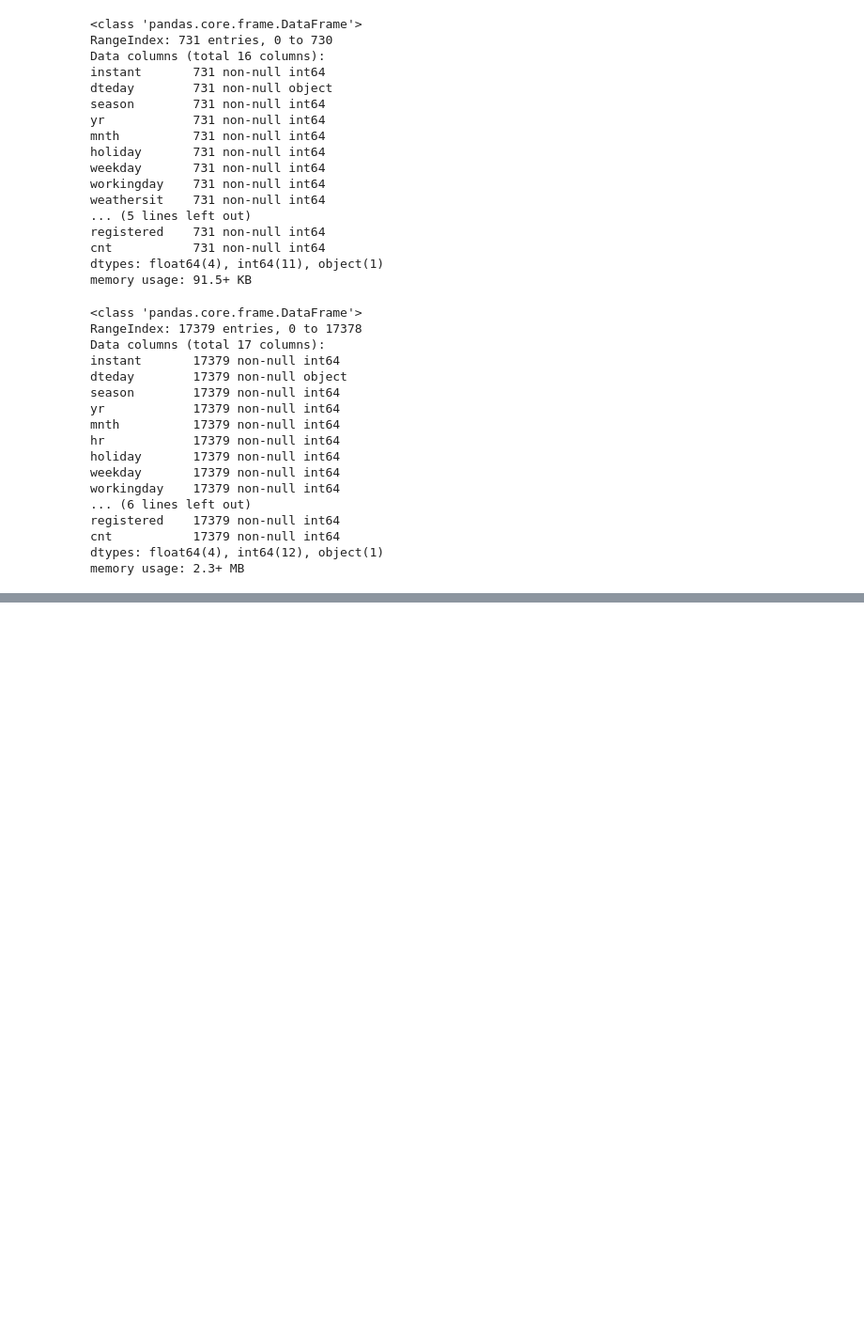
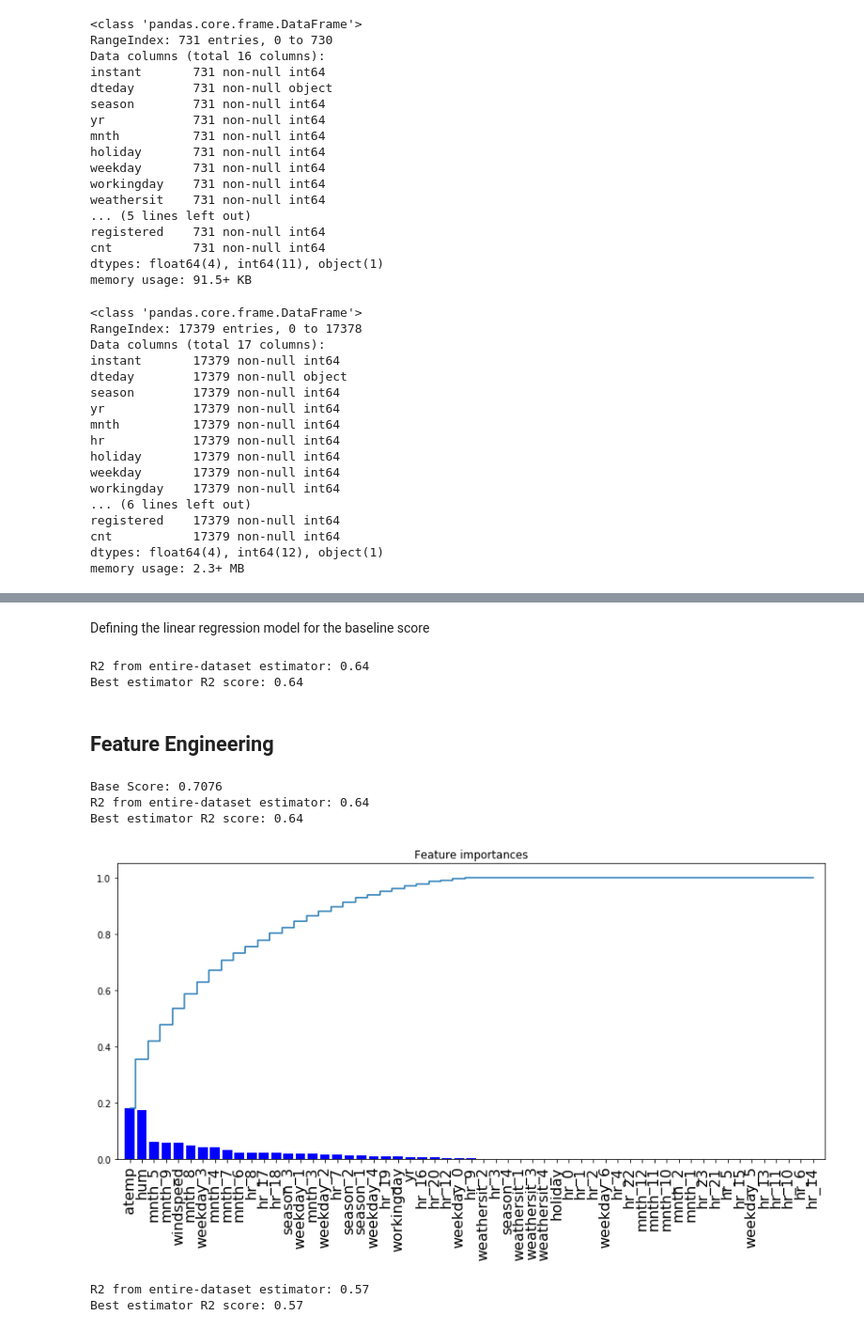
Before and after one commit to martinan92/Python-Final-Project, a Jupyter notebook: Final Project.ipynb, the cells around one changed output, grey strips where cells are left out. Shown: that part at 94% size. Cells and saved outputs as stored; diff of their text form; code cells hidden in the pictures; blank space fills up the shorter version.

```diff
--- a/Final Project.ipynb
+++ b/Final Project.ipynb
@@ -105,0 +289,3 @@ memory usage: 2.3+ MB
+# %%
+test = dataset[(dataset.yr == 1) & ((dataset.mnth_10 == 1)|(dataset.mnth_11 == 1)|(dataset.mnth_12 == 1))]
+train = dataset[:(len(dataset)-len(test))]
@@ -105,0 +312,2 @@ memory usage: 2.3+ MB
+# %% [markdown]
+Defining the linear regression model for the baseline score
@@ -105,0 +354,7 @@ memory usage: 2.3+ MB
+# %%
+score_model2(train, test)
+# %% [output]
+R2 from entire-dataset estimator: 0.64
+Best estimator R2 score: 0.64
+# %% [markdown]
+## Feature Engineering
@@ -105,0 +392,42 @@ memory usage: 2.3+ MB
+# %%
+fe_functions = [
+               ]
+funcs, new_dataset = feature_engineering_pipeline(train, fe_functions)
+
+
+score_model2(new_dataset, test)
+# %% [output]
+Base Score: 0.7076
+R2 from entire-dataset estimator: 0.64
+Best estimator R2 score: 0.64
+# %%
+# Identify the features which are most important
+
+from sklearn import tree
+from sklearn.tree import DecisionTreeClassifier
+from sklearn.model_selection import train_test_split
+
+dtree=tree.DecisionTreeClassifier(
+    #max_depth=3,
+    class_weight="balanced",
+    min_weight_fraction_leaf=0.01
+    )
+
+X_train = train.loc[:, (train.columns != 'cnt') & (train.columns != 'casual') & (train.columns != 'registered') ]
+y_train = train.loc[:, 'registered']
+
+dtree=dtree.fit(X_train,y_train)
+
+importances = dtree.feature_importances_
+feat_names = train.drop(['cnt', 'registered', 'casual'],axis=1).columns
+
+indices = np.argsort(importances)[::-1]
+plt.figure(figsize=(14,6))
+plt.title("Feature importances")
+plt.bar(range(len(indices)), importances[indices], color='blue',  align="center")
+plt.step(range(len(indices)), np.cumsum(importances[indices]), where='mid', label='Cumulative')
+plt.xticks(range(len(indices)), feat_names[indices], rotation='vertical',fontsize=16)
+plt.xlim([-1, len(indices)])
+plt.show()
+# %% [output]
+[figure, added]
@@ -105,0 +467,5 @@ memory usage: 2.3+ MB
+# %%
+score_model_reg(reg_train, reg_test)
+# %% [output]
+R2 from entire-dataset estimator: 0.57
+Best estimator R2 score: 0.57
```
Also changed, not shown: parts of 40 cells of this notebook.
